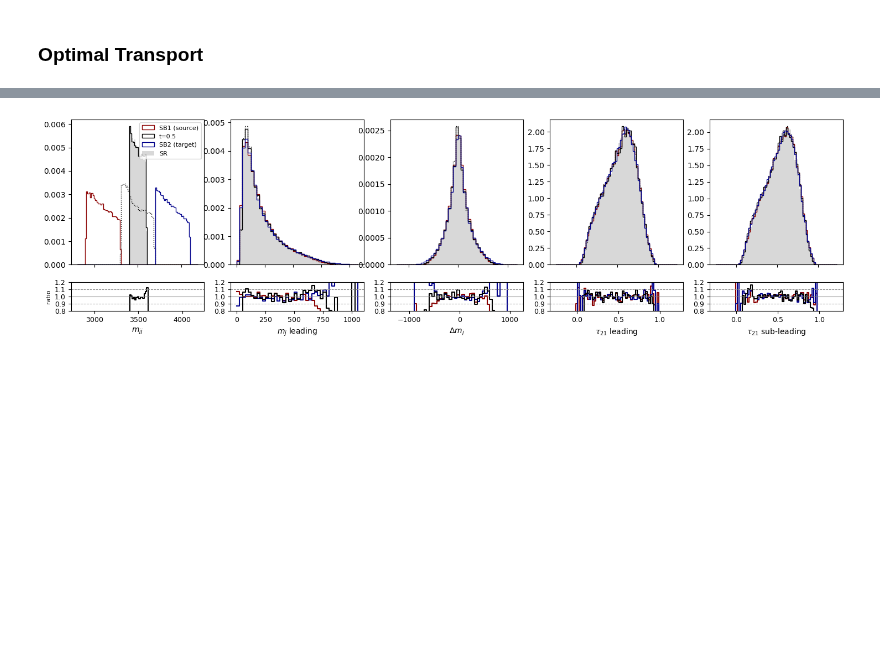
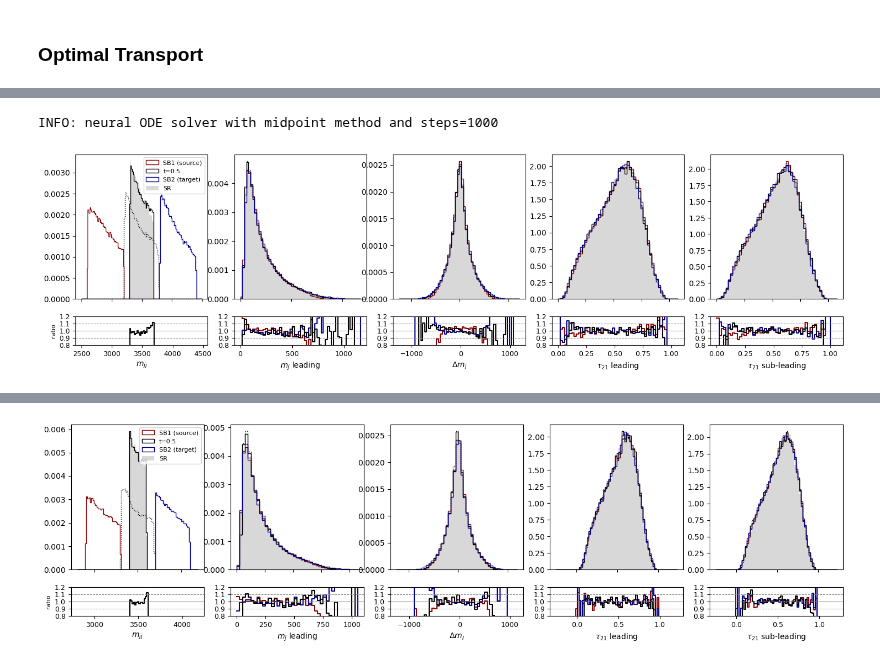
Before and after one commit to dfaroughy/DynGenModels, a Jupyter notebook: experiments/LHCO_olympics/lhco_HighLevel.ipynb, the cells around one changed output, grey strips where cells are left out. Drawn from its saved outputs; the diff is of its cells as text; code cells hidden in the pictures; blank space fills up the shorter version.

```diff
--- a/experiments/LHCO_olympics/lhco_HighLevel.ipynb
+++ b/experiments/LHCO_olympics/lhco_HighLevel.ipynb
@@ -292,3 +292,24 @@ Load a previsoiusly trained model that was stored somewhere in a directory. The
 ### Load pre-trained model and generate samples
 # %% [markdown]
 ### Optimal Transport
+# %%
+
+from DynGenModels.configs.lhco_configs import LHCOlympics_HighLevel_MLP_CondFlowMatch as Configs
+from DynGenModels.datamodules.lhco.datasets import LHCOlympicsHighLevelDataset
+from DynGenModels.datamodules.lhco.dataloader import LHCOlympicsDataLoader
+from DynGenModels.models.deep_nets import MLP
+from DynGenModels.trainer.trainer import DynGenModelTrainer
+from DynGenModels.dynamics.cnf.condflowmatch import SchrodingerBridgeFlowMatching
+
+model_fwd = '../../results/LHCOlympics.SchrodingerBridgeFlowMatching.MLP_forward.2023.11.30_20h51'
+# model_fwd = '../../results/LHCOlympics.SchrodingerBridgeFlowMatching.MLP_forward.2023.11.30_20h33'
+
+configs_fwd = Configs().load(model_fwd + '/config.json')
+configs_fwd.DEVICE = 'cuda:3'
+configs_fwd.workdir = model_fwd
+lhco_fwd = LHCOlympicsHighLevelDataset(configs_fwd)
+cfm_fwd  = DynGenModelTrainer(dynamics = SchrodingerBridgeFlowMatching(configs_fwd),
+                                model = MLP(configs_fwd),
+                                dataloader = LHCOlympicsDataLoader(lhco_fwd , configs_fwd),
+                                configs = configs_fwd)
+cfm_fwd.load(model='best')
@@ -294,0 +337,27 @@ Load a previsoiusly trained model that was stored somewhere in a directory. The
+# %%
+from DynGenModels.pipelines.SamplingPipeline import FlowMatchPipeline
+from DynGenModels.datamodules.lhco.dataprocess import PreProcessLHCOlympicsHighLevelData, PostProcessLHCOlympicsHighLevelData
+
+pipeline_fwd = FlowMatchPipeline(trained_model=cfm_fwd,
+                                 configs=configs_fwd,
+                                 preprocessor=PreProcessLHCOlympicsHighLevelData,
+                                 postprocessor=PostProcessLHCOlympicsHighLevelData,
+                                 best_epoch_model=True)
+
+pipeline_fwd.generate_samples(input_source=lhco_fwd.source)
+# %% [output]
+INFO: neural ODE solver with midpoint method and steps=1000
+# %%
+from utils import plot_interpolation
+
+mjj_buffer = 100
+
+plot_interpolation(lhco_fwd,
+                   pipeline_fwd,
+                   figsize=(18,4.5),
+                   mass_window=[configs_fwd.cuts_sideband_low['mjj'][1] + mjj_buffer, configs_fwd.cuts_sideband_high['mjj'][0] - mjj_buffer],
+                   bins=[(configs_fwd.cuts_sideband_low['mjj'][0] - mjj_buffer, configs_fwd.cuts_sideband_high['mjj'][1] + mjj_buffer, 15), (0, 1200, 20), (-1250, 1250, 40), (0, 1.1, 0.02), (0, 1.1, 0.02)],
+                   log=False,
+                   density=True)
+# %% [output]
+[figure, added]
```
Also changed, not shown: parts of 11 cells of this notebook, 18 other files.
